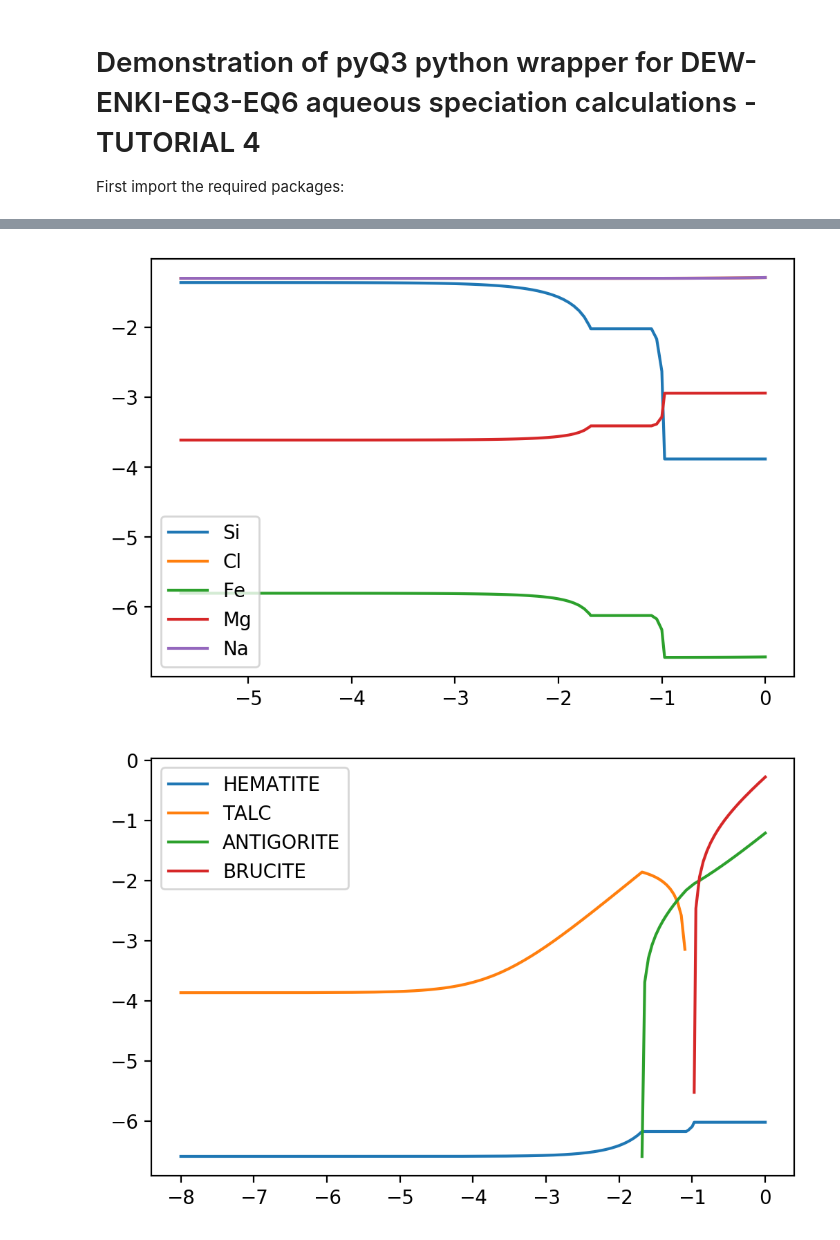
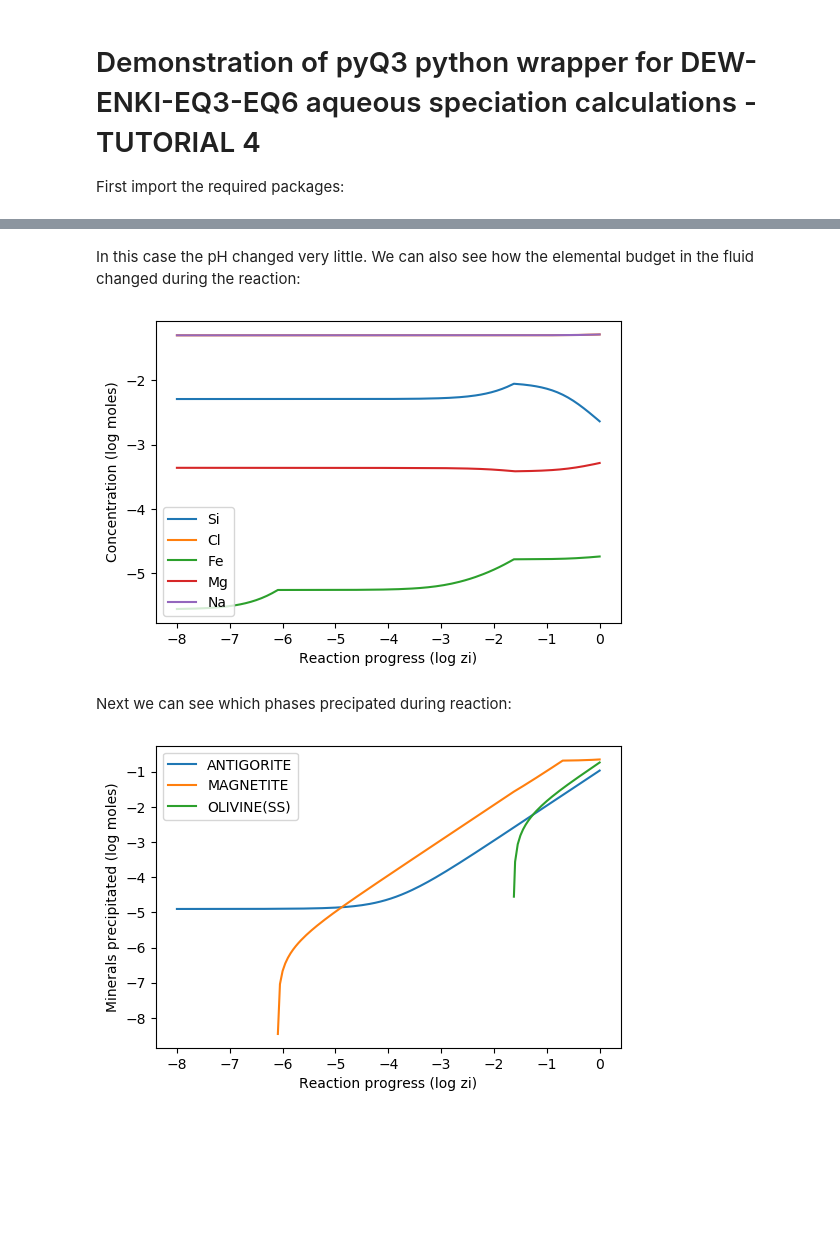
Before and after one commit to simonwmatthews/pyDEW, a Jupyter notebook: notebooks/tutorials/tutorial4_EQ6Reactions.ipynb, the cells around one changed output, grey strips where cells are left out. Cells and saved outputs as stored; diff of their text form; code cells hidden in the pictures; blank space fills up the shorter version.

Commit message:
Created mineral setup file, wrote EQ6 tutorial, fixed bugs

```diff
--- a/notebooks/tutorials/tutorial4_EQ6Reactions.ipynb
+++ b/notebooks/tutorials/tutorial4_EQ6Reactions.ipynb
@@ -11,9 +18,11 @@ dew_system = pyQ3.System()
 # %%
 molalities = {'NA+':0.05,
               'CL-':0.05}
-mineral_eq = {'H4SIO4(AQ)':'QUARTZ_ALPHA',
+mineral_eq = {'H4SIO4(AQ)':['ORTHOPYROXENE(SS)','ENSTATITE_OR'],
               'MG+2':['OLIVINE(SS)','FORSTERITE'],
-              'FE+2':['OLIVINE(SS)','FAYALITE']}
-solid_solutions = {'OLIVINE(SS)':{'FORSTERITE':0.9, 'FAYALITE':0.1}}
+              'FE+2':['OLIVINE(SS)','FAYALITE'],
+              'O2(G)':'MAGNETITE'}
+solid_solutions = {'OLIVINE(SS)':{'FORSTERITE':0.9, 'FAYALITE':0.1},
+                   'ORTHOPYROXENE(SS)':{'ENSTATITE_OR':0.8,'FERROSILITE':0.2}}
 T = 350.0 + 273.15
 P = 10000.0
@@ -21,0 +35,9 @@ dew_fluid = pyQ3.Fluid(dew_system, T, P, molalities=molalities, mineral_eq=miner
+# %%
+reactants = [{'reactant': 'OLIVINE(SS)',
+              'moles': 2.0,
+              'composition':{'FORSTERITE':0.9,'FAYALITE':0.1}},
+             {'reactant': 'ORTHOPYROXENE(SS)',
+              'moles': 2.0,
+              'composition':{'ENSTATITE_OR':0.8,'FERROSILITE':0.2}},
+             {'reactant': 'MAGNETITE',
+              'moles': 0.2}]
@@ -22,4 +52,2 @@ dew_fluid = pyQ3.Fluid(dew_system, T, P, molalities=molalities, mineral_eq=miner
 # %%
-reactants = [{'reactant': 'FORSTERITE',
-              'moles': 1.0}]
-dew_reaction = pyQ3.Reaction(dew_fluid, T, P, reactants)
+dew_reaction = pyQ3.Reaction(dew_fluid, T, P, reactants, calculation_mode='titration')
@@ -48,16 +64,24 @@ dew_reaction.species_concs
+# %% [markdown]
+In this case the pH changed very little. We can also see how the elemental budget in the fluid changed during the reaction:
 # %%
-f,a = plt.subplots(dpi=200)
+f,a = plt.subplots(dpi=100)
 for el in list(dew_reaction.elements.columns):
     a.plot(dew_reaction.elements.index[1:], dew_reaction.elements[el].iloc[1:], label=el)
 a.legend()
+a.set_xlabel('Reaction progress (log zi)')
+a.set_ylabel('Concentration (log moles)')
 plt.show()
 # %% [output]
-[figure, old version]
+[figure, new version]
+# %% [markdown]
+Next we can see which phases precipated during reaction:
 # %%
-f,a = plt.subplots(dpi=200)
+f,a = plt.subplots(dpi=100)
 for mi in list(dew_reaction.minerals.columns):
     a.plot(dew_reaction.minerals.index[1:], dew_reaction.minerals[mi].iloc[1:], label=mi)
 a.legend()
+a.set_xlabel('Reaction progress (log zi)')
+a.set_ylabel('Minerals precipitated (log moles)')
 plt.show()
 # %% [output]
-[figure, old version]
+[figure, new version]
```
Also changed, not shown: parts of 15 cells of this notebook, 4 other files.
